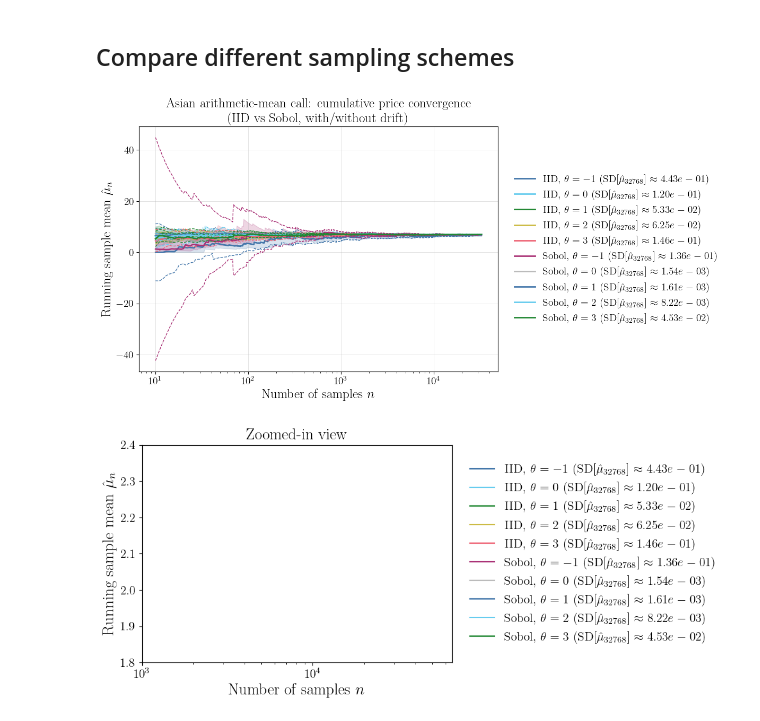
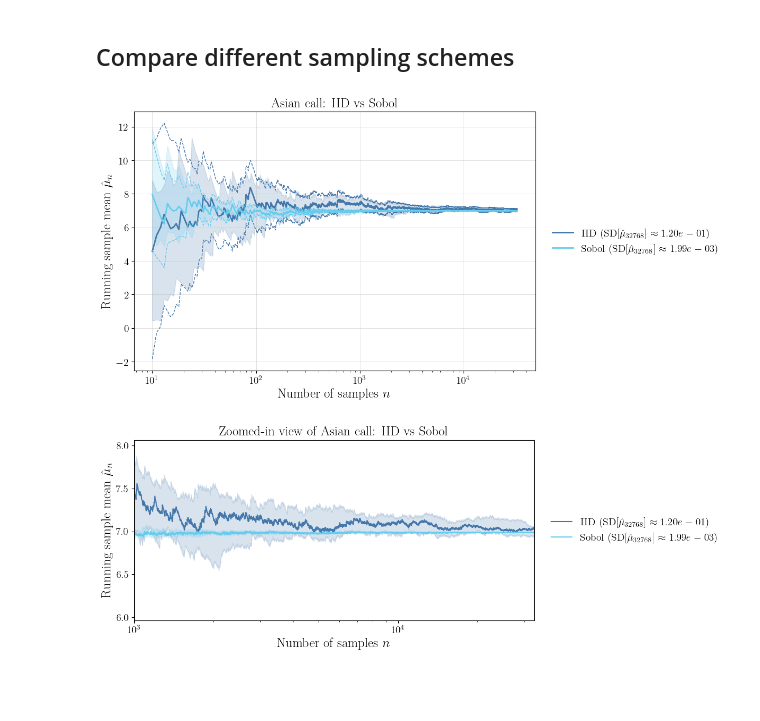
Before and after one commit to QMCSoftware/MATH565Fall2025, a Jupyter notebook: notebooks/AsianOptionExample.ipynb, the cells around one changed output. Drawn from its saved outputs; the diff is of its cells as text; code cells hidden in the pictures; blank space fills up the shorter version.

```diff
--- a/notebooks/AsianOptionExample.ipynb
+++ b/notebooks/AsianOptionExample.ipynb
@@ -81,57 +192,10 @@ A = bm_transform(T=T, d=d) #square root of the covariance matrix for a Brownian
 # %% [markdown]
 ## Compare different sampling schemes
-# %%
-from classlib.plots import plot_middle_half_sample_mean, plot_multiple_middle_half_sample_means
-n = 2**16
-# samplers and labels
-sampler_list = [
-    ("IID", lambda n: np.random.random((n, d))),
-    ("Sobol", lambda n: qp.Sobol(dimension=d, randomize=True).gen_samples(n)),
-]
-drift_list = [-1, 0, 1, 2, 3]  # constant drifts to test (0 = no importance sampling)
-
-# --- Build configs dict (f returns per-path payoffs) ---
-configs = {}
-for s_name, sampler in sampler_list:
-    for drift in drift_list:
-        key = f"{s_name}, theta={drift:g}"
-        label = rf"{s_name}, $\theta={drift:g}$"
-        configs[key] = {
-            "sampler": sampler,
-            "f": (lambda X, drift=drift: asian_arith_mean_call_payoff(X, S0, r, sigma, T, K, drift=None if drift == 0.0 else drift, A=A)),
-            "label": label,
-        }
-
-# --- Plot; the function will: for each N and replicate, compute cumulative means and middle-half bands ---
-ax, info = plot_multiple_middle_half_sample_means(
-    configs,
-    title="Asian arithmetic-mean call: cumulative price convergence\n(IID vs Sobol, with/without drift)",
-)
-# %% [output]
-[figure, removed]
-# %%
-fig_zoom, ax_zoom = plt.subplots(figsize=(10, 4.5))
-
-for key, data in info.items():
-    n_vals = data["n"]
-    med = data["median"]
-    q25 = data["q25"]
-    q75 = data["q75"]
-    label = data.get("display_label", key)  # use stored display label
-    color = data.get("color", None)         # use same color (optional)
-
-    ax_zoom.fill_between(n_vals, q25, q75, alpha=0.20, color=color)
-    ax_zoom.plot(n_vals, med, label=label, color=color)
-
-ax_zoom.set_xscale("log", base=10)
-ax_zoom.set_xlim(1000, n)
-ax_zoom.set_ylim(1.8, 2.4)
-ax_zoom.set_xlabel(r"Number of samples $n$")
-ax_zoom.set_ylabel(r"Running sample mean $\hat{\mu}_n$")
-ax_zoom.set_title("Zoomed-in view")
-ax_zoom.legend(loc="center left", bbox_to_anchor=(1.02, 0.5), frameon=False)
-
-fig_zoom.subplots_adjust(right=0.75)
-fig_zoom.tight_layout()
-# %% [output]
-[figure, removed]
+# %%
+n = 2**15
+title="Asian call: IID vs Sobol"
+ax_A, info_A = plot_multiple_middle_half_sample_means(make_configs(), title=title)
+figA, axA = plot_zoomed_means(info_A, n_right=n, title="Zoomed-in view of "+title)
+# %% [output]
+[figure, added]
+[figure, added]
```
Also changed, not shown: parts of 7 cells of this notebook, 2 other files.
